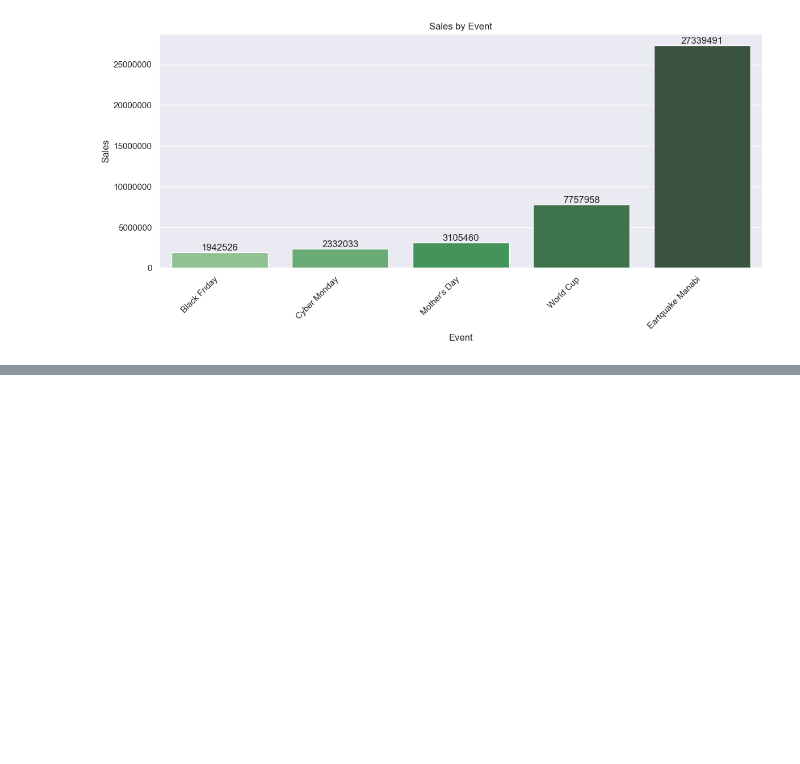
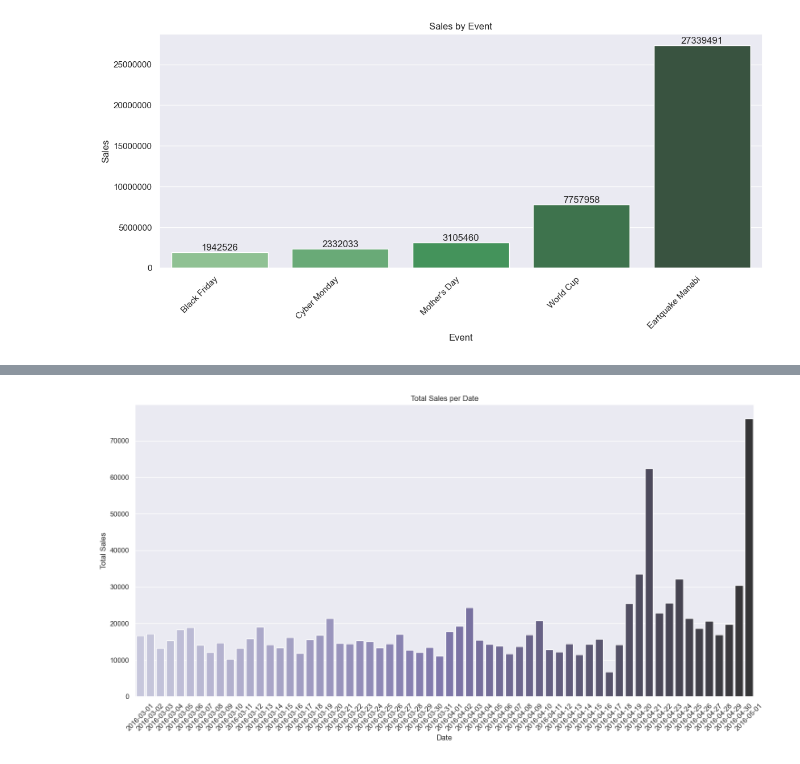
Before and after one commit to melisnv/data-science-projects, a Jupyter notebook: time-series-store-sales/holiday-analysis.ipynb, the cells around one changed output, grey strips where cells are left out. Saved outputs shown, nothing was run; the diff lists cells and outputs as text; code cells hidden in the pictures; blank space fills up the shorter version.

```diff
--- a/time-series-store-sales/holiday-analysis.ipynb
+++ b/time-series-store-sales/holiday-analysis.ipynb
@@ -269,0 +274,17 @@ plt.show()
+# %%
+manabi_df = df_merged[df_merged["state"] == "Manabi"][["date","sales","city","state","family"]]
+manabi_df_filtered= manabi_df[(manabi_df["date"] >= "2016-03-01") & (manabi_df["date"] <= "2016-05-01")]
+grouped_manabi_df = manabi_df_filtered.groupby("date")["sales"].sum().reset_index()
+grouped_family_df = manabi_df_filtered.groupby("family")["sales"].sum().reset_index()
+
+plt.figure(figsize=(15, 8))
+ax = sns.barplot(x='date', y='sales', data=grouped_manabi_df, palette = "Purples_d")
+plt.title('Total Sales per Date')
+plt.xlabel('Date')
+plt.ylabel('Total Sales')
+plt.xticks(rotation=45)  # rotation and alignment
+ax.yaxis.set_major_formatter(mticker.FuncFormatter(lambda x, _: int(x)))
+plt.tight_layout()
+plt.show()
+# %% [output]
+[figure, added]
```
Also changed, not shown: parts of 4 cells of this notebook.
